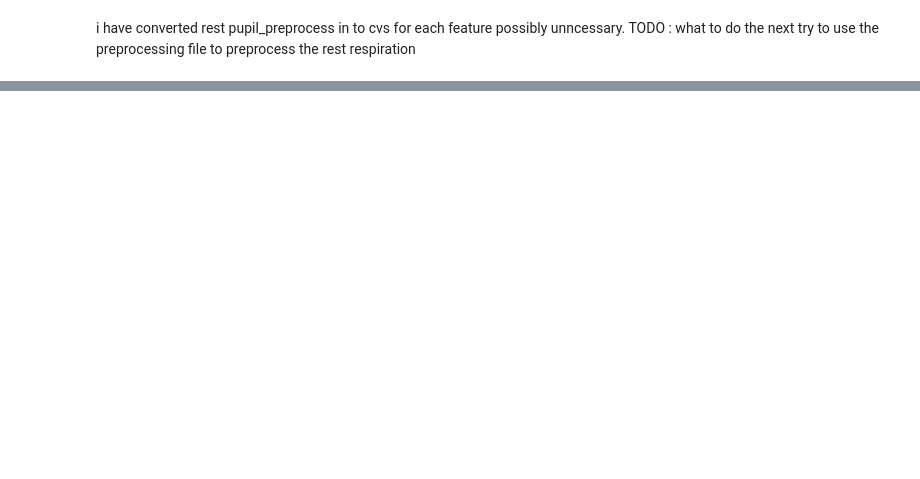
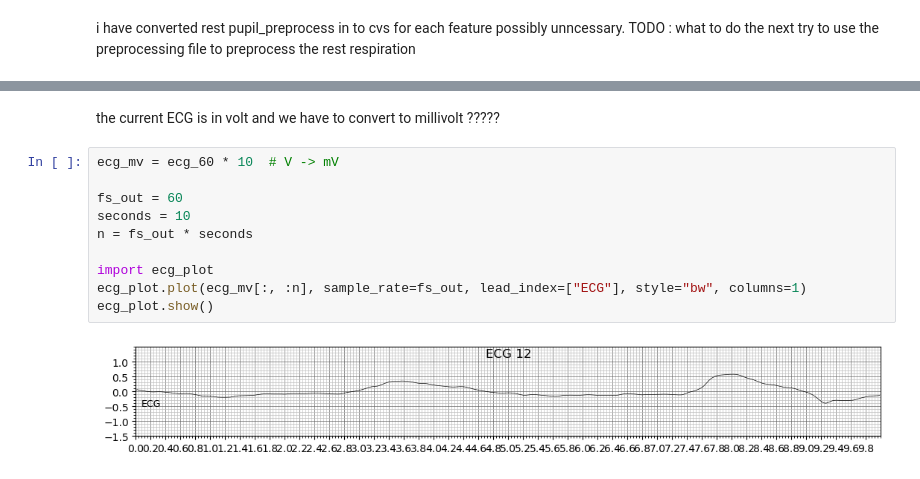
Before and after one commit to sssabere/Modeling_Breathing_Signals-, a Jupyter notebook: study1/Resting.ipynb, the cells around one changed output, grey strips where cells are left out. Saved outputs shown, nothing was run; the diff lists cells and outputs as text; blank space fills up the shorter version.

```diff
--- a/study1/Resting.ipynb
+++ b/study1/Resting.ipynb
@@ -225,0 +363,14 @@ SyntaxError: (unicode error) 'unicodeescape' codec can't decode bytes in positio
+# %% [markdown]
+the current ECG is in volt and we have to convert to millivolt ?????
+# %%
+ecg_mv = ecg_60 * 10  # V -> mV
+
+fs_out = 60
+seconds = 10
+n = fs_out * seconds
+
+import ecg_plot
+ecg_plot.plot(ecg_mv[:, :n], sample_rate=fs_out, lead_index=["ECG"], style="bw", columns=1)
+ecg_plot.show()
+# %% [output]
+[figure, added]
```
Also changed, not shown: parts of 25 cells of this notebook, 1 other file.
